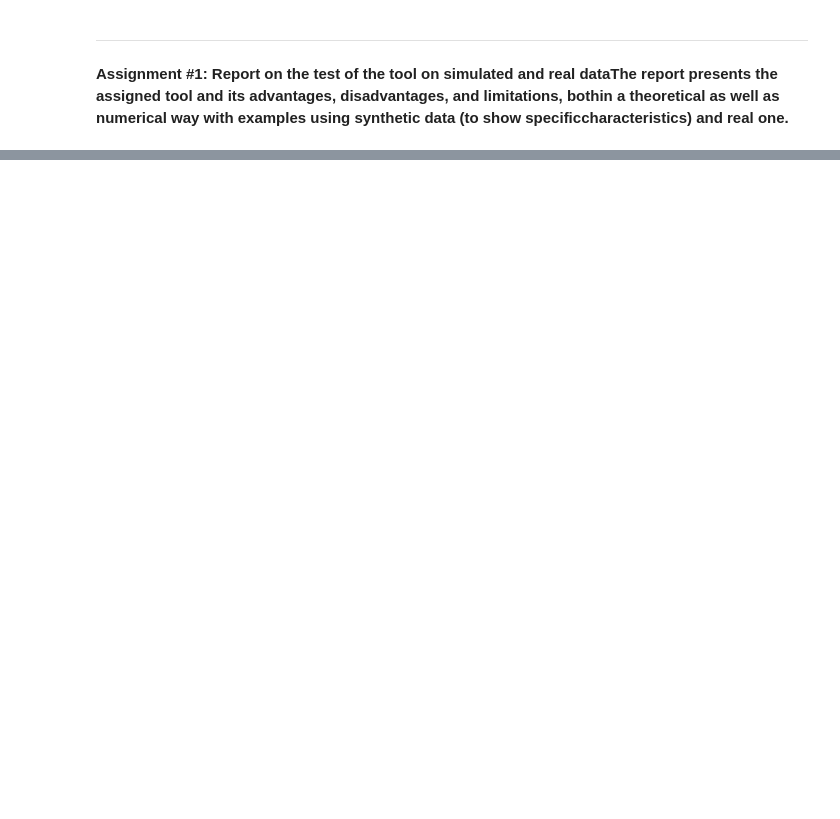
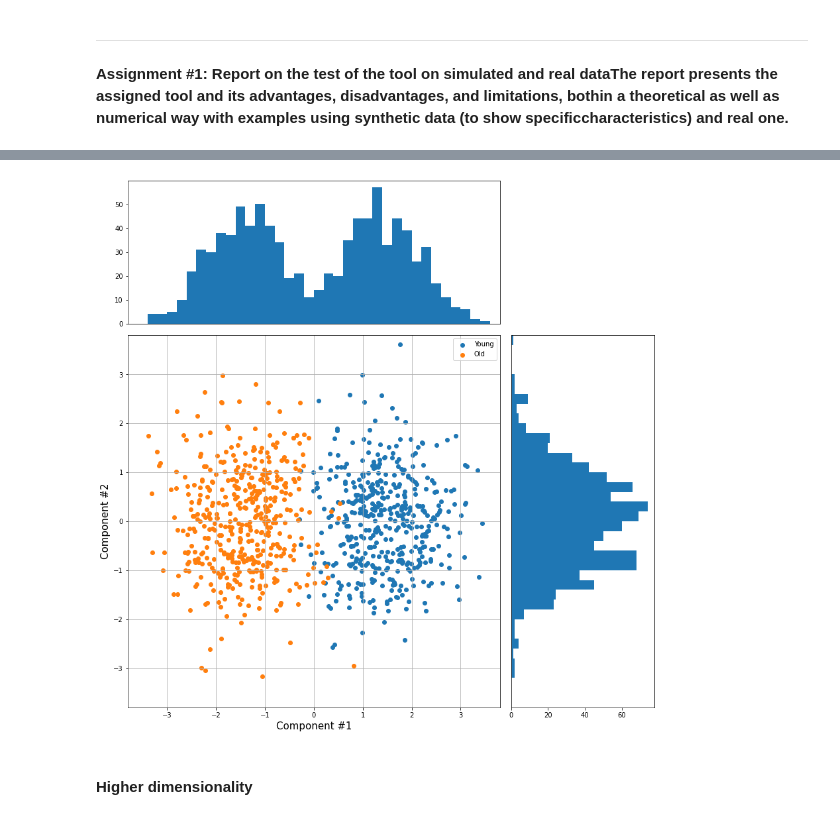
Before and after one commit to donaca/COVID19PM2.5, a Jupyter notebook: notebook_tim.ipynb, the cells around one changed output, grey strips where cells are left out. Saved outputs shown, nothing was run; the diff lists cells and outputs as text; code cells hidden in the pictures; blank space fills up the shorter version.

```diff
--- a/notebook_tim.ipynb
+++ b/notebook_tim.ipynb
@@ -460,0 +466,57 @@ TODO subifigure ici
+# %%
+x = PCA_df.iloc[:,0]
+y = PCA_df.iloc[:,1]
+
+# definitions for the axes
+left, width = 0.1, 0.65
+bottom, height = 0.1, 0.65
+bottom_h = left_h = left + width + 0.02
+
+rect_scatter = [left, bottom, width, height]
+rect_histx = [left, bottom_h, width, 0.25]
+rect_histy = [left_h, bottom, 0.25, height]
+
+# start with a rectangular Figure
+plt.figure(1, figsize=(12, 12))
+
+axScatter = plt.axes(rect_scatter)
+axHistx = plt.axes(rect_histx)
+axHisty = plt.axes(rect_histy)
+
+# no labels
+
+
+# the scatter plot:
+for idt, _ in enumerate(targets):
+    axScatter.scatter(PCA_df[PCA_df['label'] == idt].iloc[:,0],
+               PCA_df[PCA_df['label'] == idt].iloc[:,1])
+
+
+# now determine nice limits by hand:
+binwidth = 0.2
+xymax = np.max([np.max(np.fabs(x)), np.max(np.fabs(y))])
+lim = (int(xymax/binwidth) + 1) * binwidth
+
+axScatter.set_xlim((-lim, lim))
+axScatter.set_ylim((-lim, lim))
+
+bins = np.arange(-lim, lim + binwidth, binwidth)
+axHistx.hist(x, bins=bins)
+axHisty.hist(y, bins=bins, orientation='horizontal')
+
+axHistx.set_xlim(axScatter.get_xlim())
+axHisty.set_ylim(axScatter.get_ylim())
+
+axHistx.set_xticks([])
+axHisty.set_yticks([])
+
+axScatter.legend(targets)
+axScatter.grid()
+axScatter.set_xlabel('Component #1', fontsize = 15)
+axScatter.set_ylabel('Component #2', fontsize = 15)
+plt.savefig('./figures/synthetic_PCA_limitation.png')
+plt.show()
+# %% [output]
+[figure, added]
+# %% [markdown]
+#### Higher dimensionality
```
Also changed, not shown: parts of 17 cells of this notebook.
